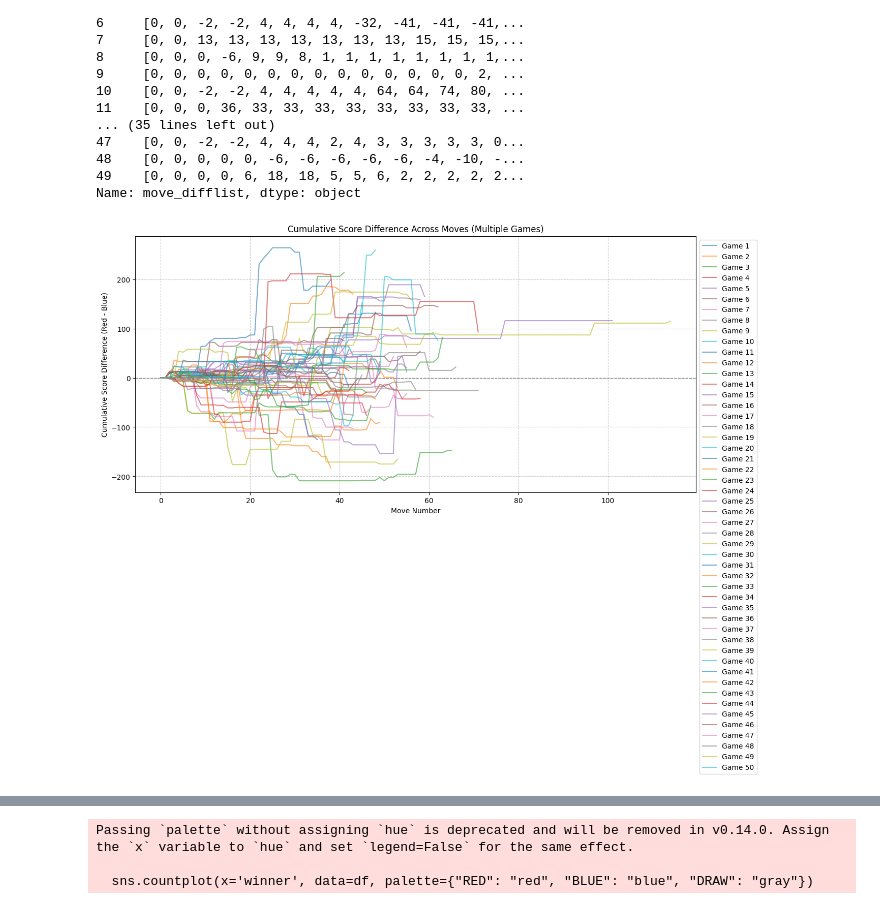
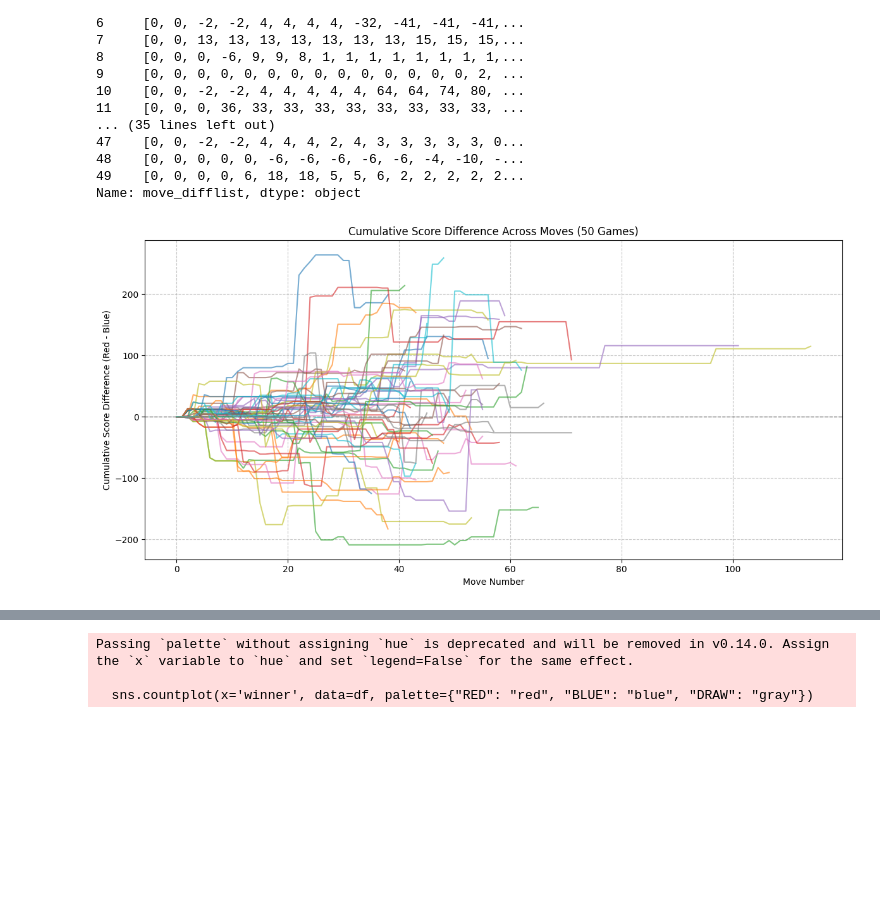
Before and after one commit to RCJamen/damathllm, a Jupyter notebook: results/randomizer_statistics.ipynb, the cells around one changed output, grey strips where cells are left out. Drawn from its saved outputs; the diff is of its cells as text; code cells hidden in the pictures; blank space fills up the shorter version.

```diff
--- a/results/randomizer_statistics.ipynb
+++ b/results/randomizer_statistics.ipynb
@@ -123,19 +132,20 @@ Name: move_difflist, dtype: object
 # %%
 # Plot each game's cumulative score difference over time
 plt.figure(figsize=(12, 6))
 
 for i, row in df.iterrows():
     move_numbers = list(range(len(row["move_difflist"])))
     plt.plot(move_numbers, row["move_difflist"], label=f"Game {i+1}", alpha=0.6)
 
 plt.xlabel("Move Number")
 plt.ylabel("Cumulative Score Difference (Red - Blue)")
-plt.title("Cumulative Score Difference Across Moves (Multiple Games)")
+plt.title("Cumulative Score Difference Across Moves (50 Games)")
 plt.axhline(0, linestyle='--', color='gray', linewidth=1)
 plt.grid(True, linestyle='--', alpha=0.7)
 plt.tight_layout()
-plt.legend(loc='upper left', bbox_to_anchor=(1, 1))
+# plt.legend(loc='upper left', bbox_to_anchor=(1, 1))
+plt.savefig('images/randomizer_cumuscorediff.png', dpi=100)
 plt.show()
 # %% [output]
-[figure, old version]
+[figure, new version]
 # %%
```
Also changed, not shown: parts of 3 cells of this notebook, 9 other files.
